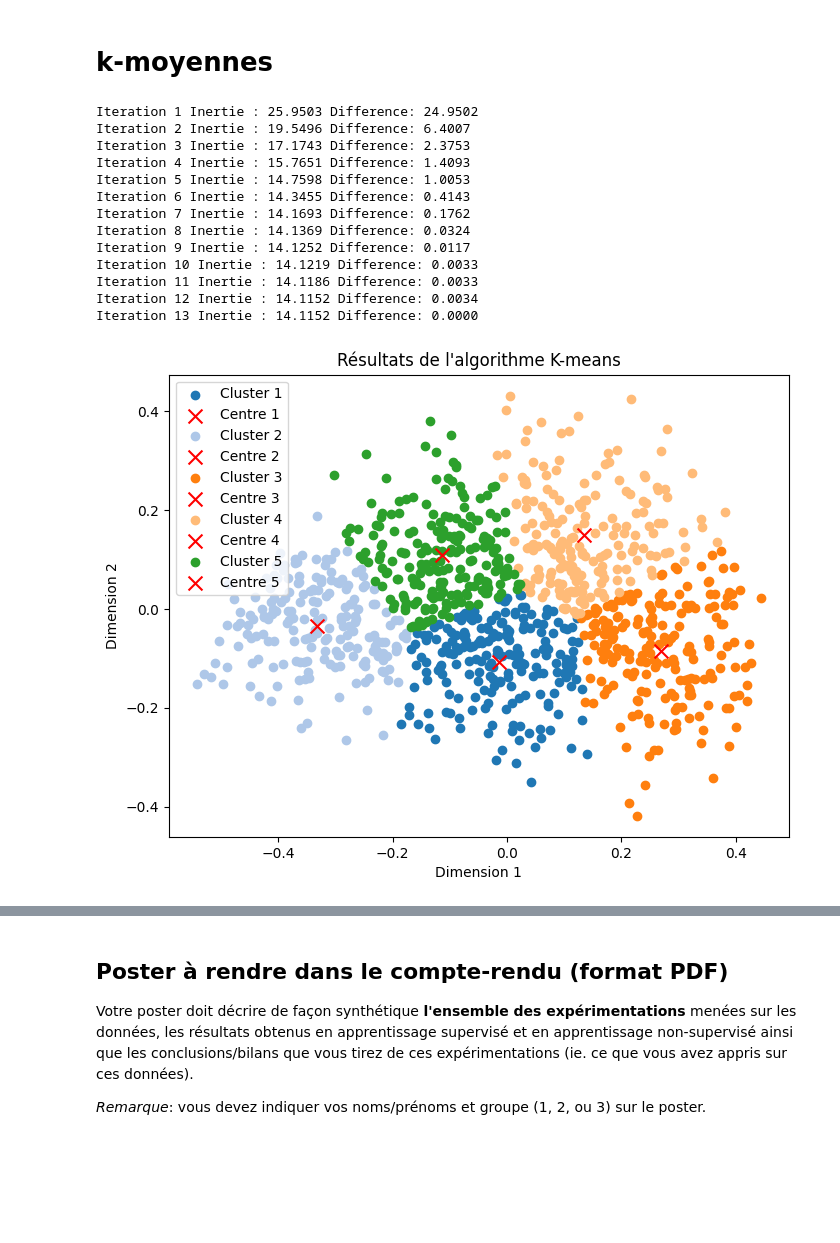
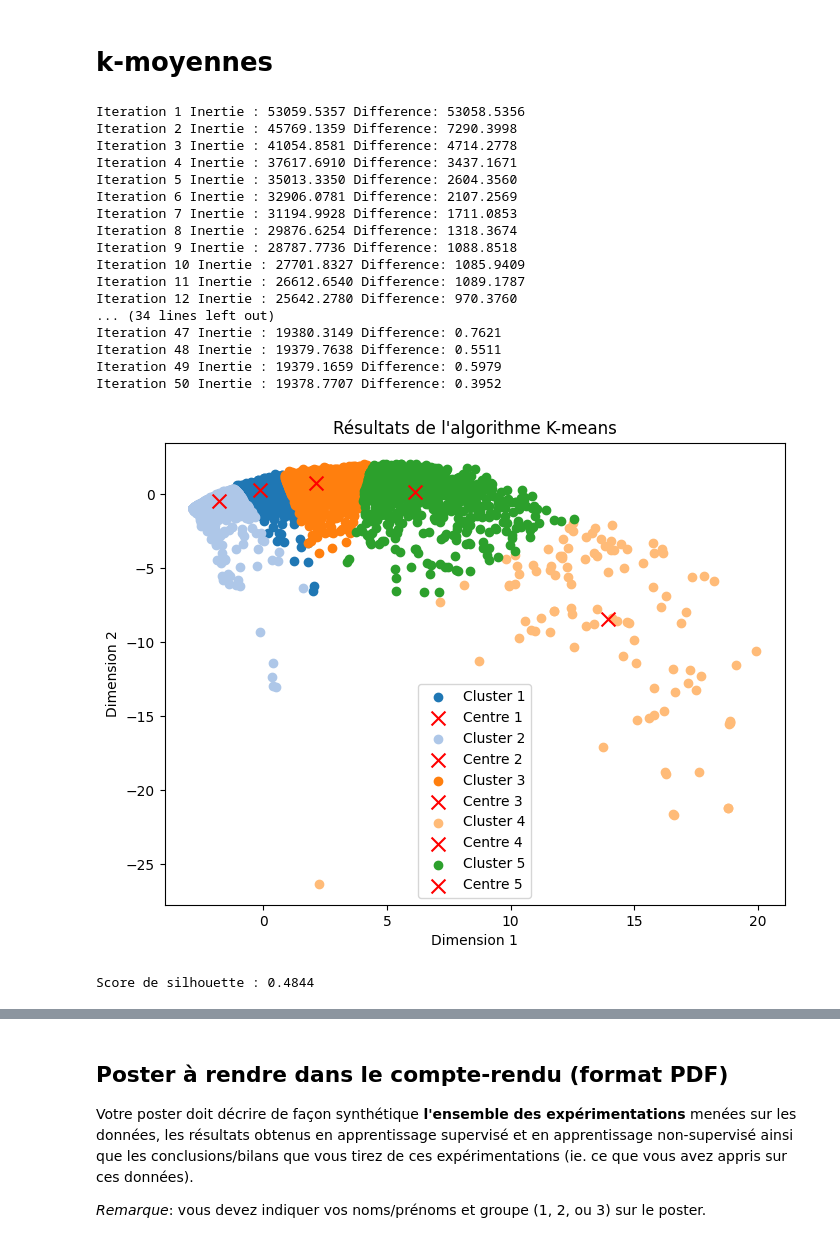
Before and after one commit to Antoine1903/Projets_Sorbonne_Universite, a Jupyter notebook: LU3IN026/miniprojet/projet-Zhang_Lecomte.ipynb, the cells around one changed output, grey strips where cells are left out. Drawn from its saved outputs; the diff is of its cells as text; code cells hidden in the pictures; blank space fills up the shorter version.

```diff
--- a/LU3IN026/miniprojet/projet-Zhang_Lecomte.ipynb
+++ b/LU3IN026/miniprojet/projet-Zhang_Lecomte.ipynb
@@ -4016,44 +4014,63 @@ clust.CHA(X_small_df, linkage='simple', verbose=False, dendrogramme=True)
 # %% [markdown]
 # k-moyennes
 # %%
+from sklearn.feature_extraction.text import CountVectorizer
 from sklearn.decomposition import PCA
-from sklearn.datasets import fetch_20newsgroups_vectorized
 import pandas as pd
 
-# Charger les données (version TF-IDF)
-X = fetch_20newsgroups_vectorized().data
+# 取前 1000 条文本
+texts = newsgroups_df_neitoie['messages']
 
-# Réduction de dimension à 2 dimensions pour la visualisation (PCA)
-X_pca = PCA(n_components=2).fit_transform(X.toarray())
+# 不限制词汇表大小（可能很多维）
+vectorizer = CountVectorizer(binary=True)
+X_sparse = vectorizer.fit_transform(texts)  # 结果是稀疏矩阵
 
-# Conversion en DataFrame pour compatibilité avec ta fonction
+# ❗此处必须转成 dense 才能做 PCA
+X_dense = X_sparse.toarray()
+
+# PCA 降到二维
+X_pca = PCA(n_components=2).fit_transform(X_dense)
+
+# 转成 DataFrame 用于可视化
 X_df = pd.DataFrame(X_pca, columns=["PC1", "PC2"])
-
-# Sélection des N premiers points (par exemple 1000) pour le clustering
-X_small = X_df.iloc[:1000]
 # %%
 # Définition des paramètres
 K = 5            # Nombre de clusters
 epsilon = 1e-4   # Seuil de convergence
 iter_max = 50    # Nombre maximum d'itérations
 
 # Exécution de l’algorithme k-means
-centroids, affectation = clust.kmoyennes(K, X_small, epsilon, iter_max)
+centroids, affectation = clust.kmoyennes(K, X_df, epsilon, iter_max)
+clust.affiche_resultat(X_df, centroids, affectation)
 # %% [output]
-Iteration 1 Inertie : 25.9503 Difference: 24.9502
-Iteration 2 Inertie : 19.5496 Difference: 6.4007
-Iteration 3 Inertie : 17.1743 Difference: 2.3753
-Iteration 4 Inertie : 15.7651 Difference: 1.4093
-Iteration 5 Inertie : 14.7598 Difference: 1.0053
-Iteration 6 Inertie : 14.3455 Difference: 0.4143
-Iteration 7 Inertie : 14.1693 Difference: 0.1762
-Iteration 8 Inertie : 14.1369 Difference: 0.0324
-Iteration 9 Inertie : 14.1252 Difference: 0.0117
-Iteration 10 Inertie : 14.1219 Difference: 0.0033
-Iteration 11 Inertie : 14.1186 Difference: 0.0033
-Iteration 12 Inertie : 14.1152 Difference: 0.0034
-Iteration 13 Inertie : 14.1152 Difference: 0.0000
+Iteration 1 Inertie : 53059.5357 Difference: 53058.5356
+Iteration 2 Inertie : 45769.1359 Difference: 7290.3998
+Iteration 3 Inertie : 41054.8581 Difference: 4714.2778
+Iteration 4 Inertie : 37617.6910 Difference: 3437.1671
+Iteration 5 Inertie : 35013.3350 Difference: 2604.3560
+Iteration 6 Inertie : 32906.0781 Difference: 2107.2569
+Iteration 7 Inertie : 31194.9928 Difference: 1711.0853
+Iteration 8 Inertie : 29876.6254 Difference: 1318.3674
+Iteration 9 Inertie : 28787.7736 Difference: 1088.8518
+Iteration 10 Inertie : 27701.8327 Difference: 1085.9409
+Iteration 11 Inertie : 26612.6540 Difference: 1089.1787
+Iteration 12 Inertie : 25642.2780 Difference: 970.3760
+... (34 lines left out)
+Iteration 47 Inertie : 19380.3149 Difference: 0.7621
+Iteration 48 Inertie : 19379.7638 Difference: 0.5511
+Iteration 49 Inertie : 19379.1659 Difference: 0.5979
+Iteration 50 Inertie : 19378.7707 Difference: 0.3952
+[figure, added]
-# %%
-clust.affiche_resultat(X_small, centroids, affectation)
-# %% [output]
-[figure, removed]
+# %%
+from sklearn.metrics import silhouette_score
+
+# Restaurer l'identifiant de cluster pour chaque échantillon sous forme de tableau
+labels = np.zeros(len(X_df))
+for cluster_id, indices in affectation.items():
+    labels[indices] = cluster_id
+
+# Calcul du score de silhouette
+score = silhouette_score(X_df.values, labels)
+print(f"Score de silhouette : {score:.4f}")
+# %% [output]
+Score de silhouette : 0.4844
```
Also changed, not shown: parts of 17 cells of this notebook.
